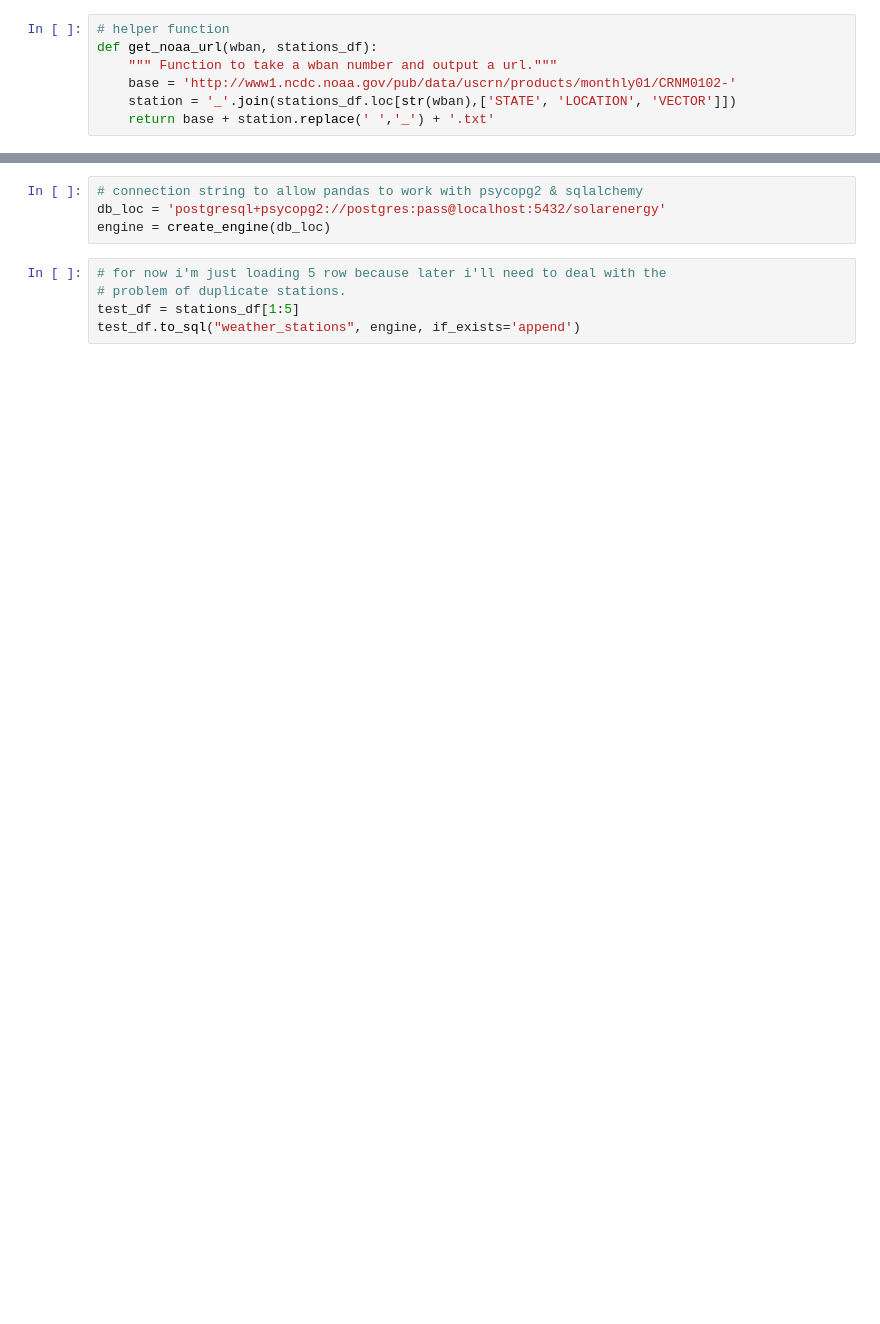
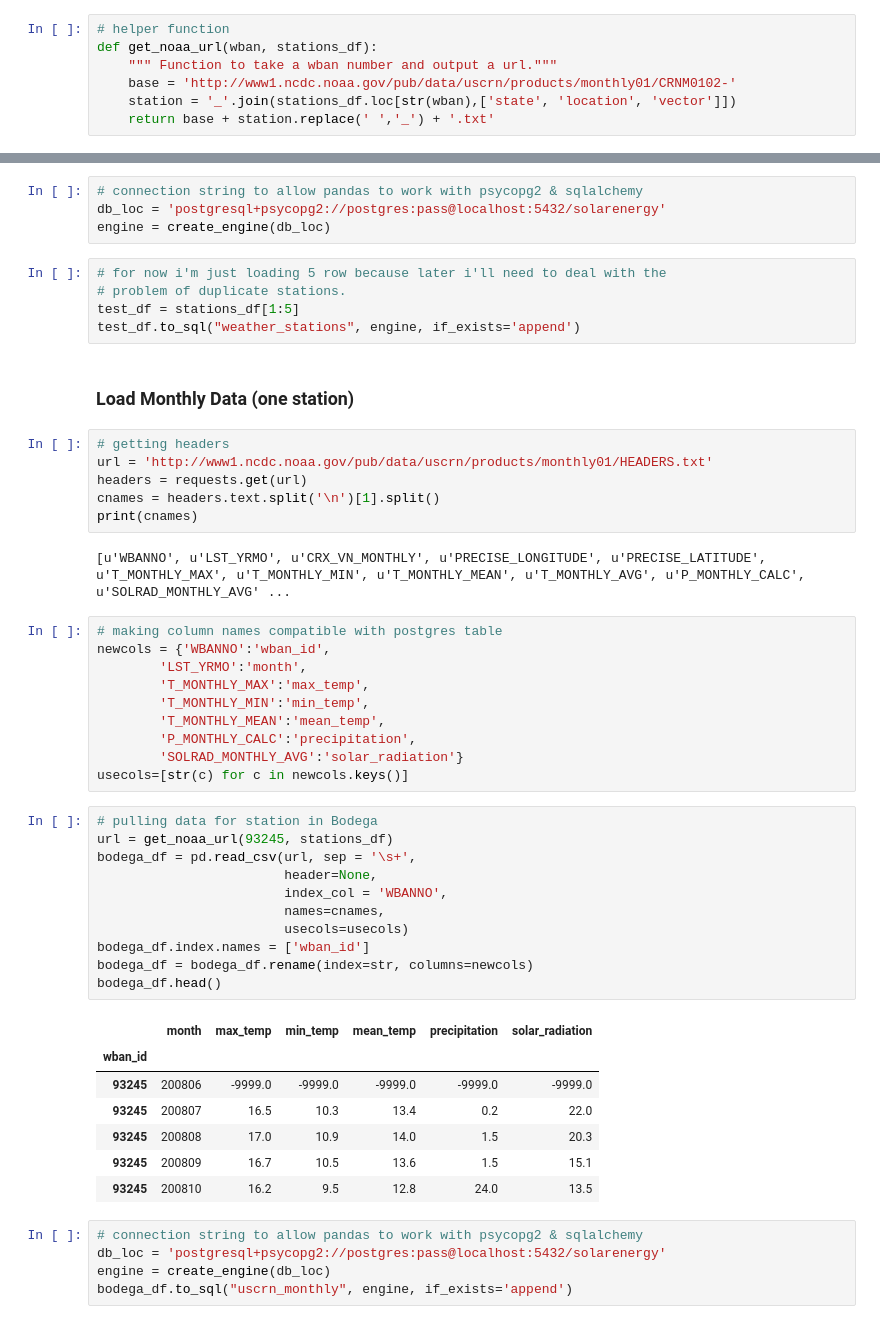
Before and after one commit to daxaurora/w205_energy, a Jupyter notebook: notebooks/NOAA_Data_Ingest.ipynb, the cells around one changed output, grey strips where cells are left out. Cells and saved outputs as stored; diff of their text form; blank space fills up the shorter version.

Commit message:
more work on monthly data

```diff
--- a/notebooks/NOAA_Data_Ingest.ipynb
+++ b/notebooks/NOAA_Data_Ingest.ipynb
@@ -31,7 +32,7 @@ STATIONS_URL = 'http://www1.ncdc.noaa.gov/pub/data/uscrn/products/stations.tsv'
 def get_noaa_url(wban, stations_df):
     """ Function to take a wban number and output a url."""
     base = 'http://www1.ncdc.noaa.gov/pub/data/uscrn/products/monthly01/CRNM0102-'
-    station = '_'.join(stations_df.loc[str(wban),['STATE', 'LOCATION', 'VECTOR']])
+    station = '_'.join(stations_df.loc[str(wban),['state', 'location', 'vector']])
     return base + station.replace(' ','_') + '.txt'
 # %% [markdown]
 ### Ingest Stations Table from NOAA
@@ -102,3 +101,47 @@ engine = create_engine(db_loc)
 # problem of duplicate stations.
 test_df = stations_df[1:5]
 test_df.to_sql("weather_stations", engine, if_exists='append')
+# %% [markdown]
+### Load Monthly Data (one station)
+# %%
+# getting headers
+url = 'http://www1.ncdc.noaa.gov/pub/data/uscrn/products/monthly01/HEADERS.txt'
+headers = requests.get(url)
+cnames = headers.text.split('\n')[1].split()
+print(cnames)
+# %% [output]
+[u'WBANNO', u'LST_YRMO', u'CRX_VN_MONTHLY', u'PRECISE_LONGITUDE', u'PRECISE_LATITUDE', u'T_MONTHLY_MAX', u'T_MONTHLY_MIN', u'T_MONTHLY_MEAN', u'T_MONTHLY_AVG', u'P_MONTHLY_CALC', u'SOLRAD_MONTHLY_AVG' ...
+# %%
+# making column names compatible with postgres table
+newcols = {'WBANNO':'wban_id',
+        'LST_YRMO':'month',
+        'T_MONTHLY_MAX':'max_temp',
+        'T_MONTHLY_MIN':'min_temp',
+        'T_MONTHLY_MEAN':'mean_temp',
+        'P_MONTHLY_CALC':'precipitation',
+        'SOLRAD_MONTHLY_AVG':'solar_radiation'}
+usecols=[str(c) for c in newcols.keys()]
+# %%
+# pulling data for station in Bodega
+url = get_noaa_url(93245, stations_df)
+bodega_df = pd.read_csv(url, sep = '\s+',
+                        header=None,
+                        index_col = 'WBANNO',
+                        names=cnames,
+                        usecols=usecols)
+bodega_df.index.names = ['wban_id']
+bodega_df = bodega_df.rename(index=str, columns=newcols)
+bodega_df.head()
+# %% [output]
+|  | month | max_temp | min_temp | mean_temp | precipitation | solar_radiation |
+| wban_id |  |  |  |  |  |  |
+| 93245 | 200806 | -9999.0 | -9999.0 | -9999.0 | -9999.0 | -9999.0 |
+| 93245 | 200807 | 16.5 | 10.3 | 13.4 | 0.2 | 22.0 |
+| 93245 | 200808 | 17.0 | 10.9 | 14.0 | 1.5 | 20.3 |
+| 93245 | 200809 | 16.7 | 10.5 | 13.6 | 1.5 | 15.1 |
+| 93245 | 200810 | 16.2 | 9.5 | 12.8 | 24.0 | 13.5 |
+# %%
+# connection string to allow pandas to work with psycopg2 & sqlalchemy
+db_loc = 'postgresql+psycopg2://postgres:pass@localhost:5432/solarenergy'
+engine = create_engine(db_loc)
+bodega_df.to_sql("uscrn_monthly", engine, if_exists='append')
```
Also changed, not shown: parts of 8 cells of this notebook, 1 other file.
